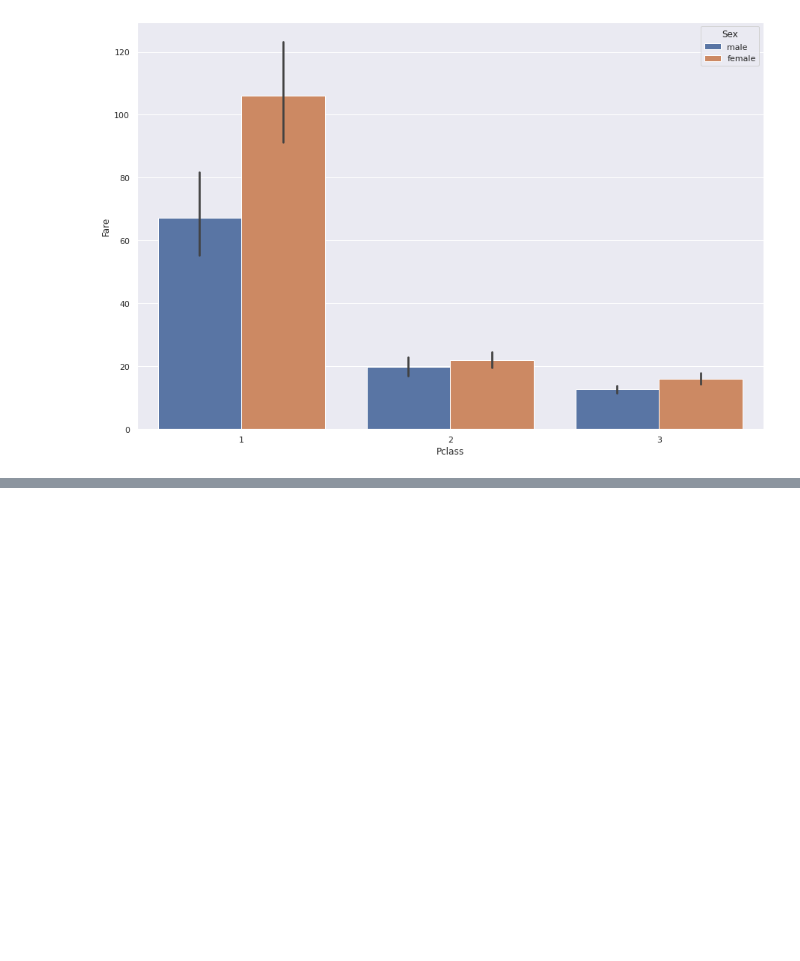
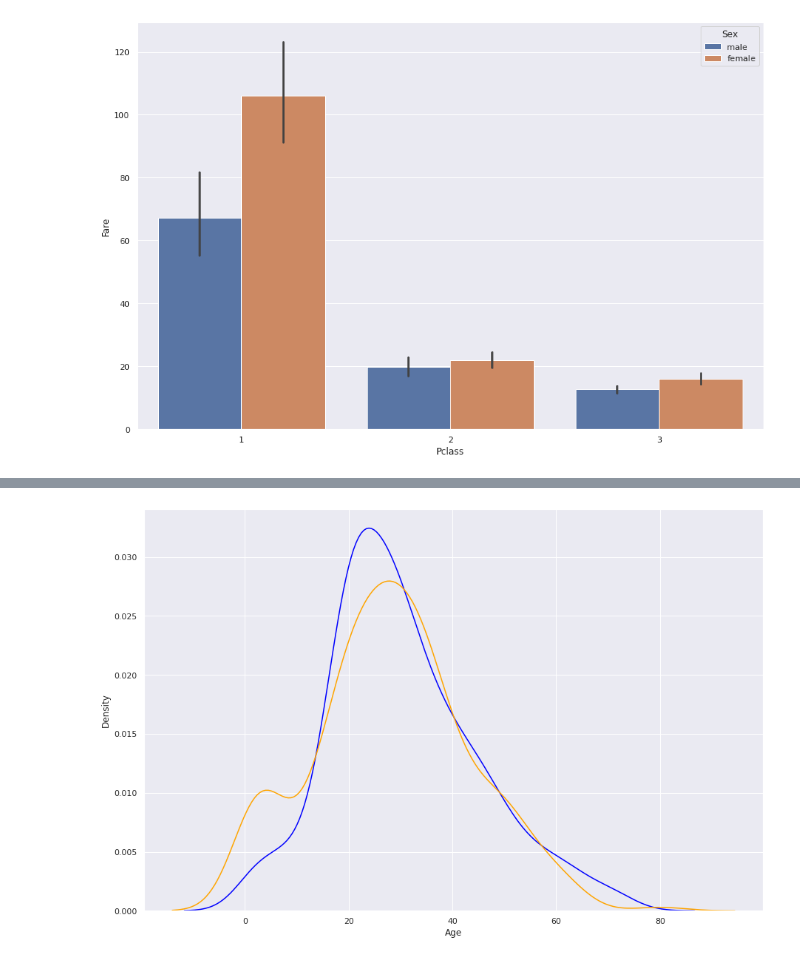
Before and after one commit to FMurunga/DataScience-Projects, a Jupyter notebook: Titanic_Exploratory_Data_Analysis.ipynb, the cells around one changed output, grey strips where cells are left out. Saved outputs shown, nothing was run; the diff lists cells and outputs as text; code cells hidden in the pictures; blank space fills up the shorter version.

```diff
--- a/Titanic_Exploratory_Data_Analysis.ipynb
+++ b/Titanic_Exploratory_Data_Analysis.ipynb
@@ -112,0 +219,7 @@ plt.show()
+# %%
+#Distplot Multivariate analysis
+sns.distplot(data[data['Survived'] == 0]['Age'], hist=False, color="blue")
+sns.distplot(data[data['Survived'] == 1]['Age'], hist=False, color="orange")
+plt.show()
+# %% [output]
+[figure, added]
```
Also changed, not shown: parts of 13 cells of this notebook.
